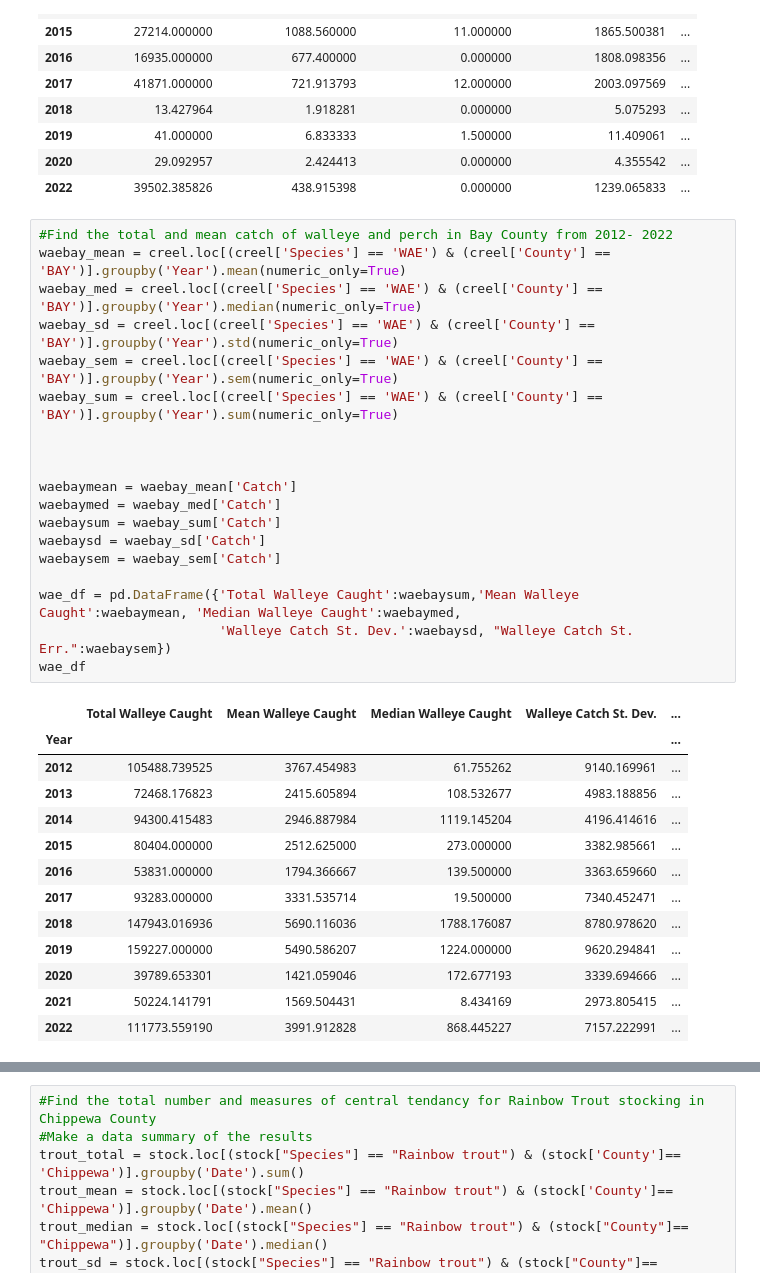
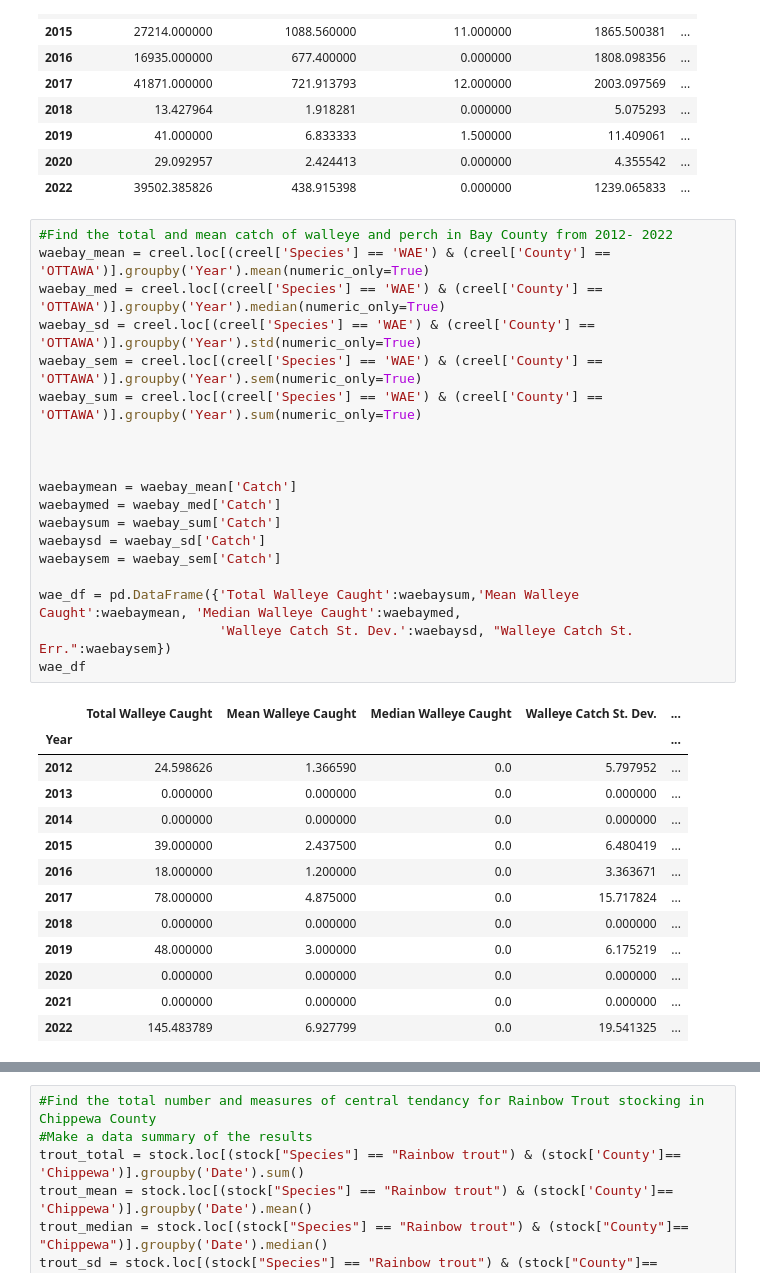
Before and after one commit to jules-krohn/Project1_Group7, a Jupyter notebook: FishingDataCode.ipynb, the cells around one changed output, grey strips where cells are left out. Cells and saved outputs as stored; diff of their text form.

```diff
--- a/FishingDataCode.ipynb
+++ b/FishingDataCode.ipynb
@@ -100,35 +101,35 @@ wal_chip_df
 | 2022 | 39502.385826 | 438.915398 | 0.000000 | 1239.065833 | ... |
 # %%
 #Find the total and mean catch of walleye and perch in Bay County from 2012- 2022
-waebay_mean = creel.loc[(creel['Species'] == 'WAE') & (creel['County'] == 'BAY')].groupby('Year').mean(numeric_only=True)
-waebay_med = creel.loc[(creel['Species'] == 'WAE') & (creel['County'] == 'BAY')].groupby('Year').median(numeric_only=True)
-waebay_sd = creel.loc[(creel['Species'] == 'WAE') & (creel['County'] == 'BAY')].groupby('Year').std(numeric_only=True)
-waebay_sem = creel.loc[(creel['Species'] == 'WAE') & (creel['County'] == 'BAY')].groupby('Year').sem(numeric_only=True)
-waebay_sum = creel.loc[(creel['Species'] == 'WAE') & (creel['County'] == 'BAY')].groupby('Year').sum(numeric_only=True)
+waebay_mean = creel.loc[(creel['Species'] == 'WAE') & (creel['County'] == 'OTTAWA')].groupby('Year').mean(numeric_only=True)
+waebay_med = creel.loc[(creel['Species'] == 'WAE') & (creel['County'] == 'OTTAWA')].groupby('Year').median(numeric_only=True)
+waebay_sd = creel.loc[(creel['Species'] == 'WAE') & (creel['County'] == 'OTTAWA')].groupby('Year').std(numeric_only=True)
+waebay_sem = creel.loc[(creel['Species'] == 'WAE') & (creel['County'] == 'OTTAWA')].groupby('Year').sem(numeric_only=True)
+waebay_sum = creel.loc[(creel['Species'] == 'WAE') & (creel['County'] == 'OTTAWA')].groupby('Year').sum(numeric_only=True)
 
 
 
 waebaymean = waebay_mean['Catch']
 waebaymed = waebay_med['Catch']
 waebaysum = waebay_sum['Catch']
 waebaysd = waebay_sd['Catch']
 waebaysem = waebay_sem['Catch']
 
 wae_df = pd.DataFrame({'Total Walleye Caught':waebaysum,'Mean Walleye Caught':waebaymean, 'Median Walleye Caught':waebaymed,
                        'Walleye Catch St. Dev.':waebaysd, "Walleye Catch St. Err.":waebaysem})
 wae_df
 # %% [output]
 |  | Total Walleye Caught | Mean Walleye Caught | Median Walleye Caught | Walleye Catch St. Dev. | ... |
 | Year |  |  |  |  | ... |
-| 2012 | 105488.739525 | 3767.454983 | 61.755262 | 9140.169961 | ... |
-| 2013 | 72468.176823 | 2415.605894 | 108.532677 | 4983.188856 | ... |
-| 2014 | 94300.415483 | 2946.887984 | 1119.145204 | 4196.414616 | ... |
-| 2015 | 80404.000000 | 2512.625000 | 273.000000 | 3382.985661 | ... |
-| 2016 | 53831.000000 | 1794.366667 | 139.500000 | 3363.659660 | ... |
-| 2017 | 93283.000000 | 3331.535714 | 19.500000 | 7340.452471 | ... |
-| 2018 | 147943.016936 | 5690.116036 | 1788.176087 | 8780.978620 | ... |
-| 2019 | 159227.000000 | 5490.586207 | 1224.000000 | 9620.294841 | ... |
-| 2020 | 39789.653301 | 1421.059046 | 172.677193 | 3339.694666 | ... |
-| 2021 | 50224.141791 | 1569.504431 | 8.434169 | 2973.805415 | ... |
-| 2022 | 111773.559190 | 3991.912828 | 868.445227 | 7157.222991 | ... |
+| 2012 | 24.598626 | 1.366590 | 0.0 | 5.797952 | ... |
+| 2013 | 0.000000 | 0.000000 | 0.0 | 0.000000 | ... |
+| 2014 | 0.000000 | 0.000000 | 0.0 | 0.000000 | ... |
+| 2015 | 39.000000 | 2.437500 | 0.0 | 6.480419 | ... |
+| 2016 | 18.000000 | 1.200000 | 0.0 | 3.363671 | ... |
+| 2017 | 78.000000 | 4.875000 | 0.0 | 15.717824 | ... |
+| 2018 | 0.000000 | 0.000000 | 0.0 | 0.000000 | ... |
+| 2019 | 48.000000 | 3.000000 | 0.0 | 6.175219 | ... |
+| 2020 | 0.000000 | 0.000000 | 0.0 | 0.000000 | ... |
+| 2021 | 0.000000 | 0.000000 | 0.0 | 0.000000 | ... |
+| 2022 | 145.483789 | 6.927799 | 0.0 | 19.541325 | ... |
 # %%
```
Also changed, not shown: parts of 7 cells of this notebook.
